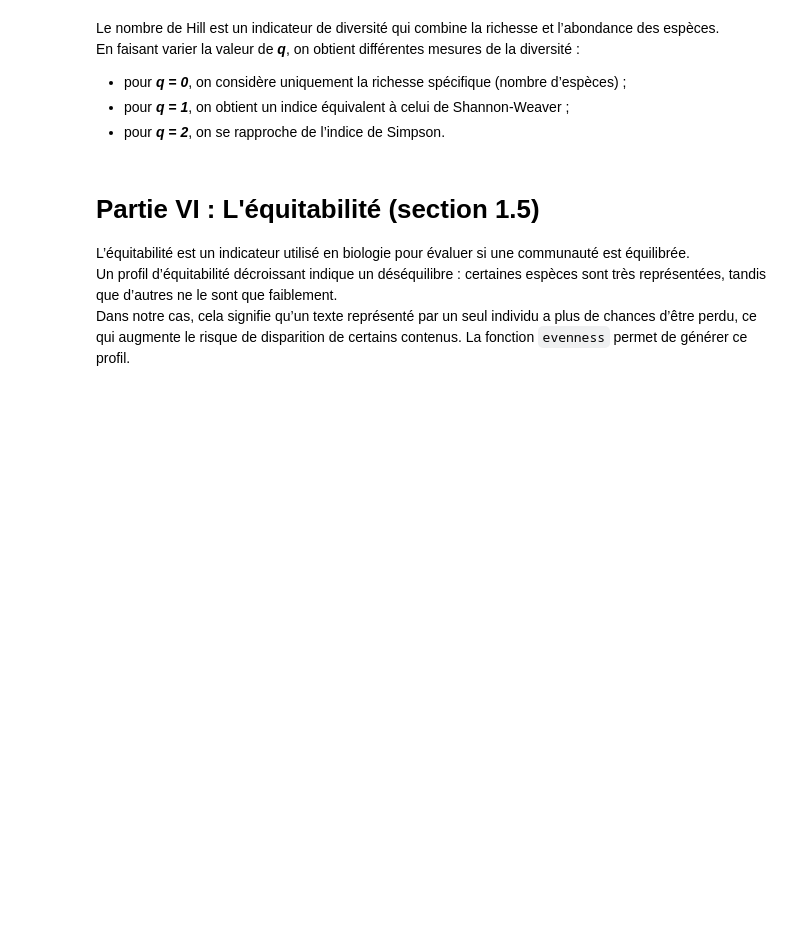
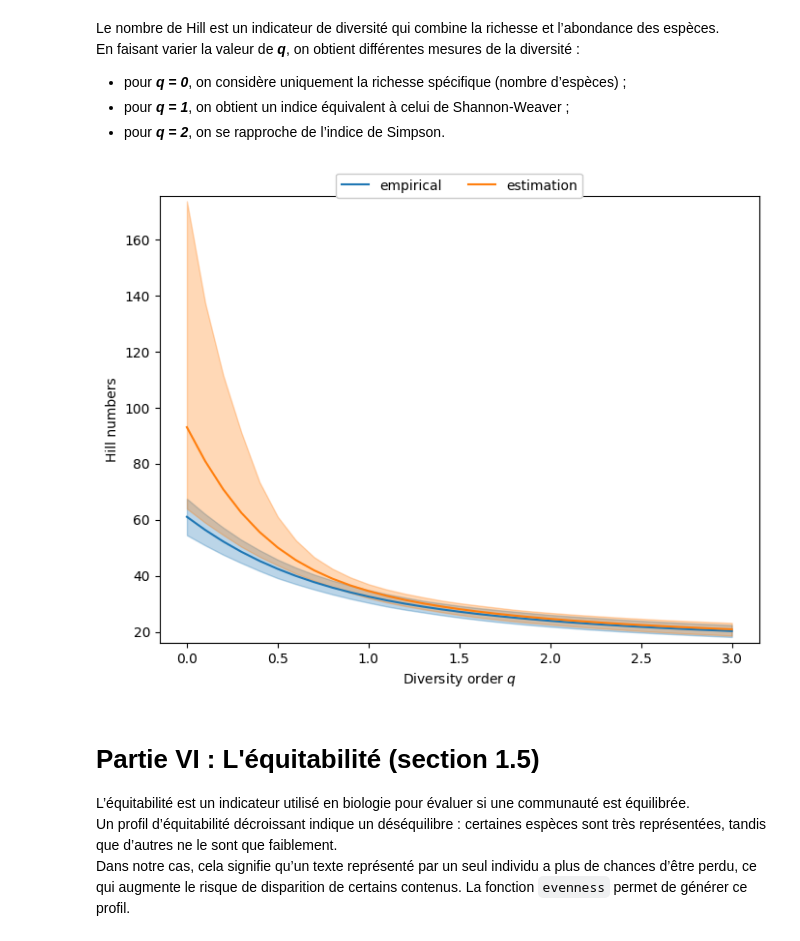
Before and after one commit to Emiliegd14/IberianChurchFather_tradition, a Jupyter notebook: unseen_species/copia.ipynb, the cells around one changed output. Cells and saved outputs as stored; diff of their text form; code cells hidden in the pictures; blank space fills up the shorter version.

```diff
--- a/unseen_species/copia.ipynb
+++ b/unseen_species/copia.ipynb
@@ -311,9 +450,11 @@ En faisant varier la valeur de ***q***, on obtient différentes mesures de la di
 # %%
-emp, est = hill_numbers(abundance, n_iter=10000, n_jobs=4)
+emp, est = hill_numbers(abundance, n_iter=1000, n_jobs=4)
 # %%
 fig, ax = plt.subplots(figsize=(8, 6))
-hill_plot(emp, est, add_densities=False, ax=ax)
+cp.hill_plot(emp, est, add_densities=False, ax=ax)
 plt.show()
+# %% [output]
+[figure, added]
 # %% [markdown]
 # Partie VI : L'équitabilité (section 1.5)
 
```
Also changed, not shown: parts of 20 cells of this notebook, 7 other files.
